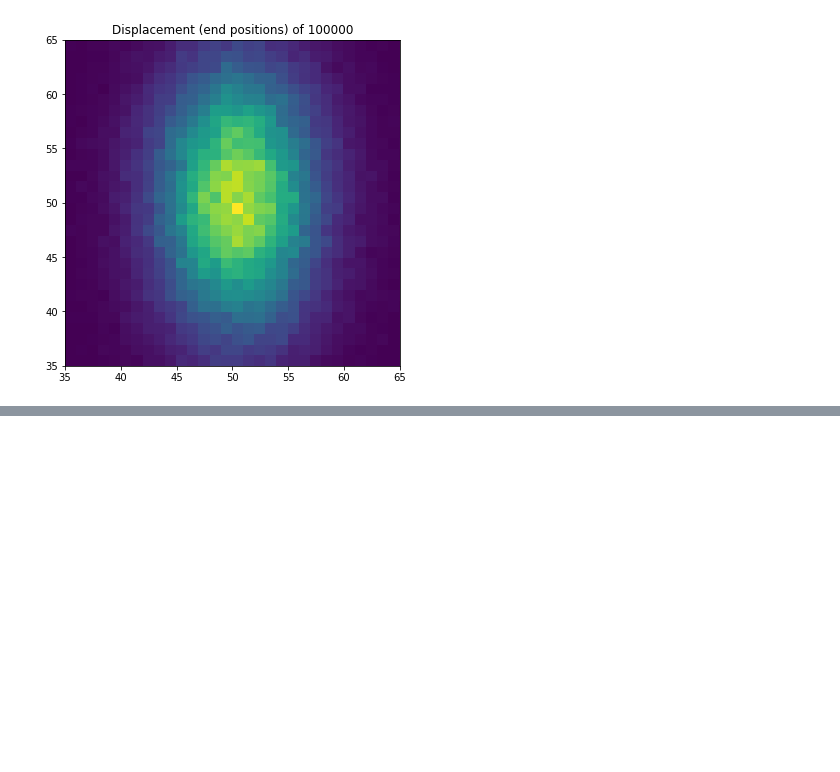
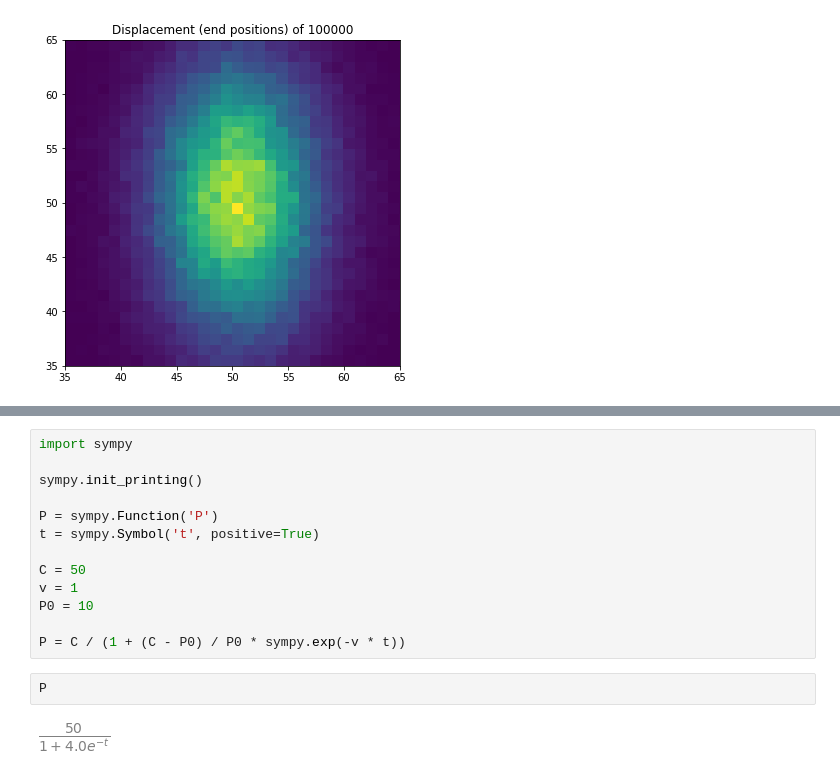
Before and after one commit to mavcunha/simmod, a Jupyter notebook: SimMod Notes.ipynb, the cells around one changed output, grey strips where cells are left out. Cells and saved outputs as stored; diff of their text form; blank space fills up the shorter version.

```diff
--- a/SimMod Notes.ipynb
+++ b/SimMod Notes.ipynb
@@ -133,0 +140,17 @@ d=8.17
+# %%
+import sympy
+
+sympy.init_printing()
+
+P = sympy.Function('P')
+t = sympy.Symbol('t', positive=True)
+
+C = 50
+v = 1
+P0 = 10
+
+P = C / (1 + (C - P0) / P0 * sympy.exp(-v * t))
+# %%
+P
+# %% [output]
+[figure, added]
```
Also changed, not shown: parts of 11 cells of this notebook, 1 other file.
